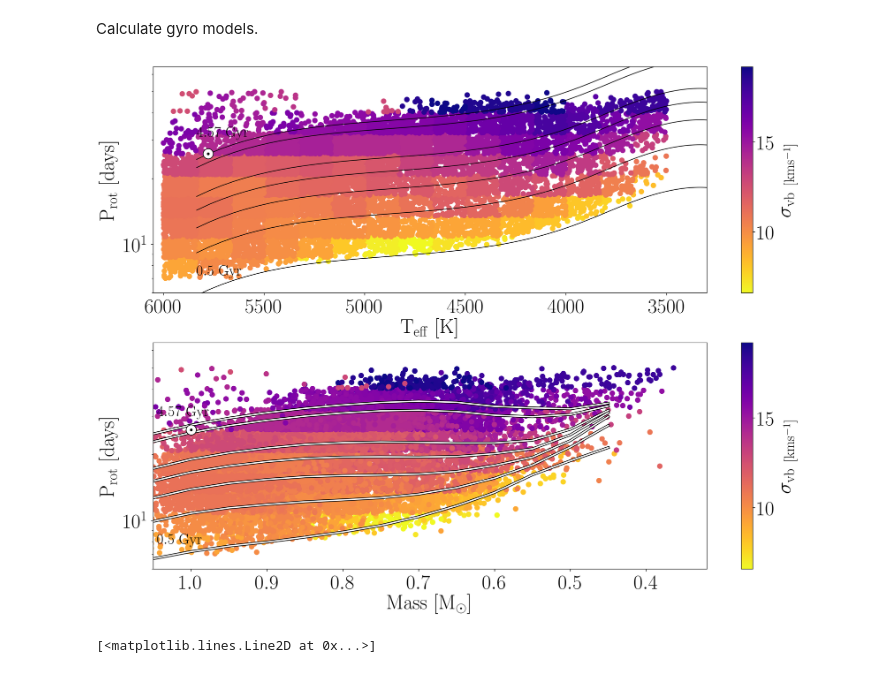
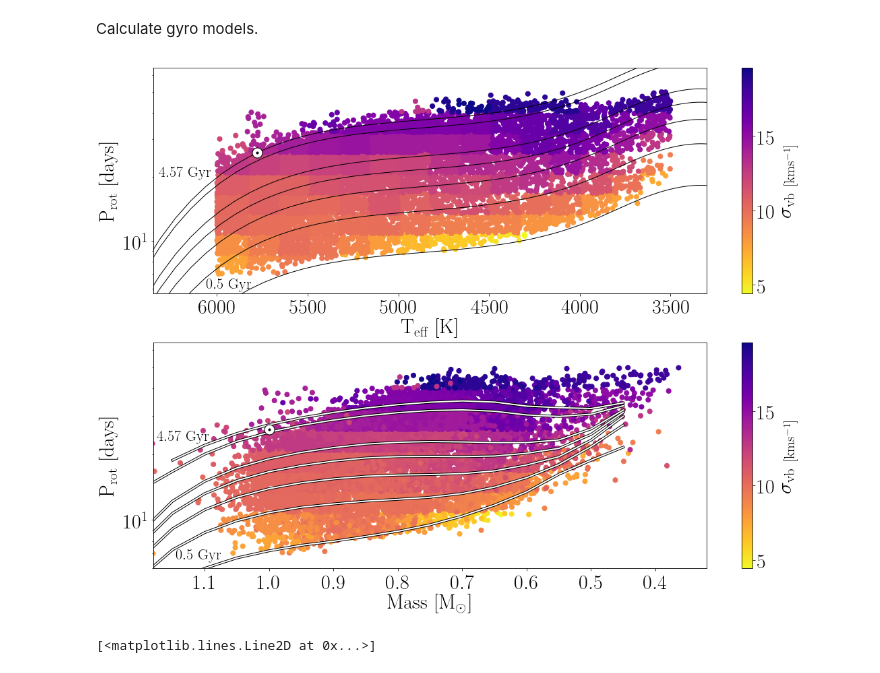
Before and after one commit to RuthAngus/kinematics-and-rotation, a Jupyter notebook: figure_codez/Main_figure_2.ipynb, the cells around one changed output. Cells and saved outputs as stored; diff of their text form; code cells hidden in the pictures.

Commit message:
using Berger Masses and a different subgiant cut

```diff
--- a/figure_codez/Main_figure_2.ipynb
+++ b/figure_codez/Main_figure_2.ipynb
@@ -30,12 +30,12 @@ masses = pd.DataFrame(dict({"kepid": travis.KIC.values, "Mass": travis.iso_mass.
 masses.head()
 gaia_mc0 = pd.merge(masses, gaia_mc0, how="right", on="kepid", suffixes=["_berger", ""])
 # %%
-# # Cut out visual binaries.
-# m = gaia_mc0.flag.values == 1
-# gaia_mc1 = gaia_mc0.iloc[m]*1
-# print(np.shape(gaia_mc1), "no visual binaries or subgiants")
+# Cut out visual binaries.
+m = gaia_mc0.flag.values == 1
+gaia_mc1 = gaia_mc0.iloc[m]*1
+print(np.shape(gaia_mc1), "no visual binaries or subgiants")
 
-# plt.plot(gaia_mc0.bp_dered - gaia_mc0.rp_dered, gaia_mc0.abs_G, ".", alpha=.1)
-# plt.plot(gaia_mc1.bp_dered - gaia_mc1.rp_dered, gaia_mc1.abs_G, ".", alpha=.1)
-# plt.ylim(10, 1)
-gaia_mc1 = gaia_mc0
+plt.plot(gaia_mc0.bp_dered - gaia_mc0.rp_dered, gaia_mc0.abs_G, ".", alpha=.1)
+plt.plot(gaia_mc1.bp_dered - gaia_mc1.rp_dered, gaia_mc1.abs_G, ".", alpha=.1)
+plt.ylim(10, 1)
+# gaia_mc1 = gaia_mc0
@@ -126,7 +130,7 @@ Calculate gyro models.
 from stardate.lhf import gk_rotation_model
 from kinematics_and_rotation.photometric_teff import bprp_to_teff
 
-xs_bprp = np.linspace(.8, 2.8, 100)
+xs_bprp = np.linspace(.3, 2.8, 100)
 xs_teff = bprp_to_teff(xs_bprp)
 ages = [.5, 1, 1.5, 2, 2.5, 4, 4.57]
 prots = np.zeros((len(ages), len(xs_bprp)))
@@ -142,7 +146,7 @@ plotpar = {'axes.labelsize': 30,
 plt.rcParams.update(plotpar)
 
 
-fig = plt.figure(figsize=(16, 12), dpi=200)
+fig = plt.figure(figsize=(16, 12))#, dpi=200)
 ax1 = fig.add_subplot(211)
 
 for i, m in enumerate(period_masks):
@@ -159,8 +163,8 @@ for i in range(len(ages)):
 
 
 labels = ["$0.5~\mathrm{Gyr}$", "$4.57~\mathrm{Gyr}$"]
-ys = [7.2, 31]
-xs = [5835, 5835]
+ys = [6., 20]
+xs = [6060, 6320]
 for i in range(len(ys)):
     ax1.text(xs[i], ys[i], labels[i])
 
@@ -169,9 +173,9 @@ ax1.plot(5778, 26, "k.", zorder=5)
 
 plt.colorbar(cb1, label="$\sigma_\mathrm{vb~[kms^{-1}]}$")
 ax1.set_ylabel("$\mathrm{P_{rot}~[days]}$")
-ax1.set_xlim(6050, 3300)
+ax1.set_xlim(6350, 3300)
 ax1.set_yscale("log")
-ax1.set_ylim(6, 65)
+ax1.set_ylim(5.7, 65)
 ax1.set_xlabel("$\mathrm{T_{eff}~[K]}$")
 
 ax2 = fig.add_subplot(212)
@@ -183,44 +187,44 @@ for i, m in enumerate(period_masks):
 
 plt.colorbar(cb1, label="$\sigma_\mathrm{vb~[kms^{-1}]}$")
 ax2.set_ylabel("$\mathrm{P_{rot}~[days]}$")
-ax2.set_xlim(1.05, .32)
+ax2.set_xlim(1.18, .32)
 ax2.set_yscale("log")
 ax2.set_ylim(6, 65)
 ax2.set_xlabel("$\mathrm{Mass~[M_\odot]}$")
 
 ax2.plot(1, 26, "wo", ms=15, mec="k", zorder=4)
 ax2.plot(1, 26, "k.", zorder=5)
 
 # Spada & Lanzafame models
 lw0, lw1 = 4, 2
 ax2.plot(sl["Mass"], sl["p0.50"], "k", lw=lw0, zorder=1, label="$\mathrm{Spada~\&~Lanzafame~(2019)~model}$")
 ax2.plot(sl["Mass"], sl["p1.00"], "k", lw=lw0, zorder=1, label="None")
 ax2.plot(sl["Mass"], sl["p1.50"], "k", lw=lw0, zorder=1, label="None")
 ax2.plot(sl["Mass"], sl["p2.00"], "k", lw=lw0, zorder=1, label=None)
 ax2.plot(sl["Mass"], sl["p2.50"], "k", lw=lw0, zorder=1, label=None)
 ax2.plot(sl["Mass"], sl["p4.00"], "k", lw=lw0, zorder=1, label=None)
 ax2.plot(sl["Mass"], sl["p4.57"], "k", lw=lw0, zorder=1, label=None)
 
 ax2.plot(sl["Mass"], sl["p0.50"], "w", lw=lw1, zorder=2, label=None)
 ax2.plot(sl["Mass"], sl["p1.00"], "w", lw=lw1, zorder=2, label=None)
 ax2.plot(sl["Mass"], sl["p1.50"], "w", lw=lw1, zorder=2, label=None)
 ax2.plot(sl["Mass"], sl["p2.00"], "w", lw=lw1, zorder=2, label=None)
 ax2.plot(sl["Mass"], sl["p2.50"], "w", lw=lw1, zorder=2, label=None)
 ax2.plot(sl["Mass"], sl["p4.00"], "w", lw=lw1, zorder=2, label=None)
 ax2.plot(sl["Mass"], sl["p4.57"], "w", lw=lw1, zorder=2, label=None)
 
-xs = [1.045, 1.045]
-ys = [7.8, 30]
+xs = [1.145, 1.175]
+ys = [6.6, 23]
 for i in range(len(ys)):
     ax2.text(xs[i], ys[i], labels[i])
 
 plt.tight_layout()
 plt.subplots_adjust(hspace=.22)
 
-# plt.savefig("main_figure.pdf")
-# plt.savefig("main_figure")
+plt.savefig("main_figure.pdf")
+plt.savefig("main_figure")
 # %% [output]
-[figure, old version]
+[figure, new version]
 # %%
 plt.plot(gaia_mc.Mass_berger, gaia_mc.Mass, ".")
 xs = np.linspace(.3, 1, 100)
```
Also changed, not shown: parts of 2 cells of this notebook, 2 other files.
